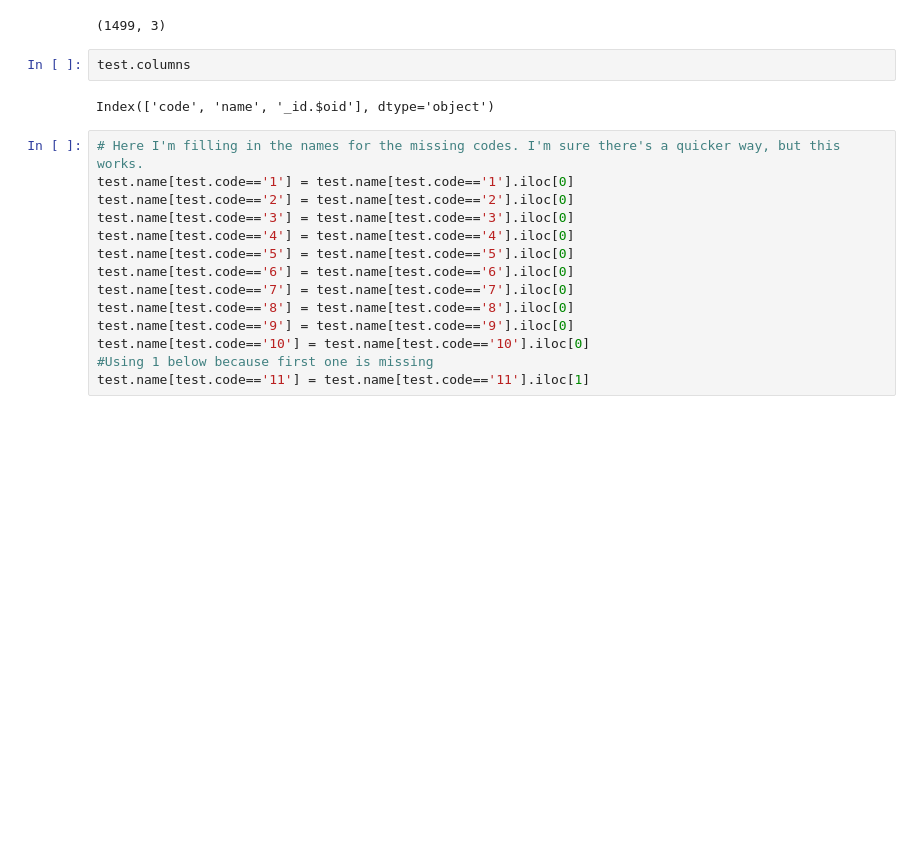
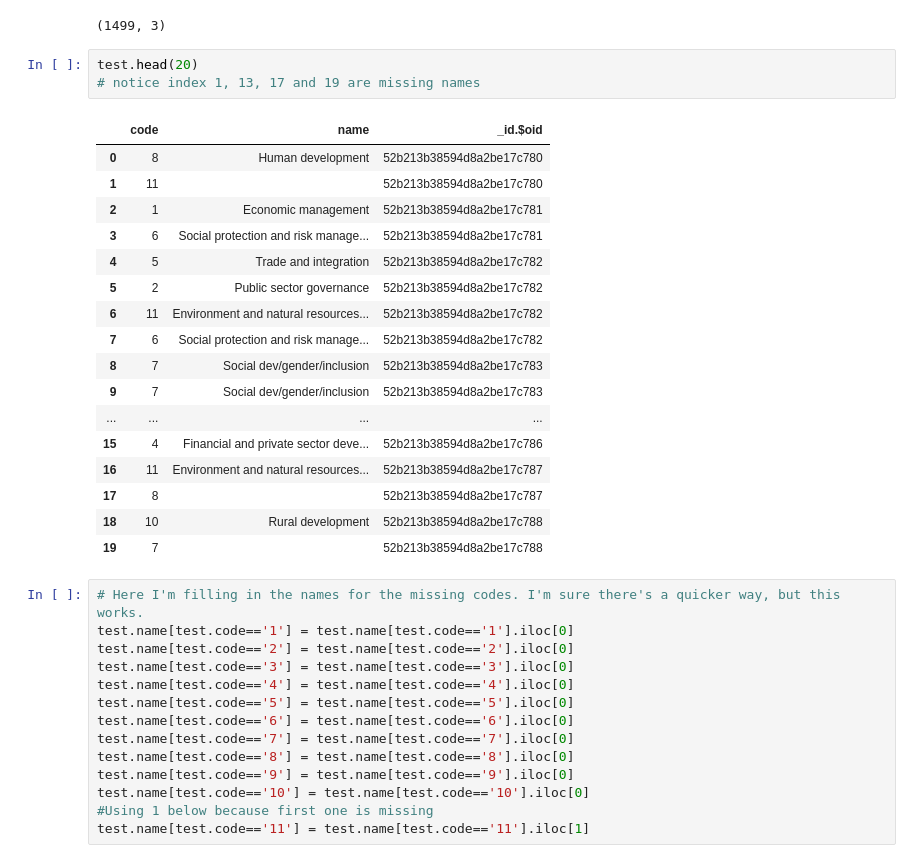
Before and after one commit to karencode/JSON-project, a Jupyter notebook: sliderule_dsi_json_exercise.ipynb, the cells around one changed output. Drawn from its saved outputs; the diff is of its cells as text; blank space fills up the shorter version.

```diff
--- a/sliderule_dsi_json_exercise.ipynb
+++ b/sliderule_dsi_json_exercise.ipynb
@@ -119,10 +119,27 @@ test = json_normalize(data, 'mjtheme_namecode',[['_id','$oid']])
 test.shape
 # %% [output]
 (1499, 3)
-# %%
-test.columns
-# %% [output]
-Index(['code', 'name', '_id.$oid'], dtype='object')
+# %%
+test.head(20)
+# notice index 1, 13, 17 and 19 are missing names
+# %% [output]
+|  | code | name | _id.$oid |
+| 0 | 8 | Human development | 52b213b38594d8a2be17c780 |
+| 1 | 11 |  | 52b213b38594d8a2be17c780 |
+| 2 | 1 | Economic management | 52b213b38594d8a2be17c781 |
+| 3 | 6 | Social protection and risk manage... | 52b213b38594d8a2be17c781 |
+| 4 | 5 | Trade and integration | 52b213b38594d8a2be17c782 |
+| 5 | 2 | Public sector governance | 52b213b38594d8a2be17c782 |
+| 6 | 11 | Environment and natural resources... | 52b213b38594d8a2be17c782 |
+| 7 | 6 | Social protection and risk manage... | 52b213b38594d8a2be17c782 |
+| 8 | 7 | Social dev/gender/inclusion | 52b213b38594d8a2be17c783 |
+| 9 | 7 | Social dev/gender/inclusion | 52b213b38594d8a2be17c783 |
+| ... | ... | ... | ... |
+| 15 | 4 | Financial and private sector deve... | 52b213b38594d8a2be17c786 |
+| 16 | 11 | Environment and natural resources... | 52b213b38594d8a2be17c787 |
+| 17 | 8 |  | 52b213b38594d8a2be17c787 |
+| 18 | 10 | Rural development | 52b213b38594d8a2be17c788 |
+| 19 | 7 |  | 52b213b38594d8a2be17c788 |
 # %%
 # Here I'm filling in the names for the missing codes. I'm sure there's a quicker way, but this works.
 test.name[test.code=='1'] = test.name[test.code=='1'].iloc[0]
```
Also changed, not shown: parts of 2 cells of this notebook.
